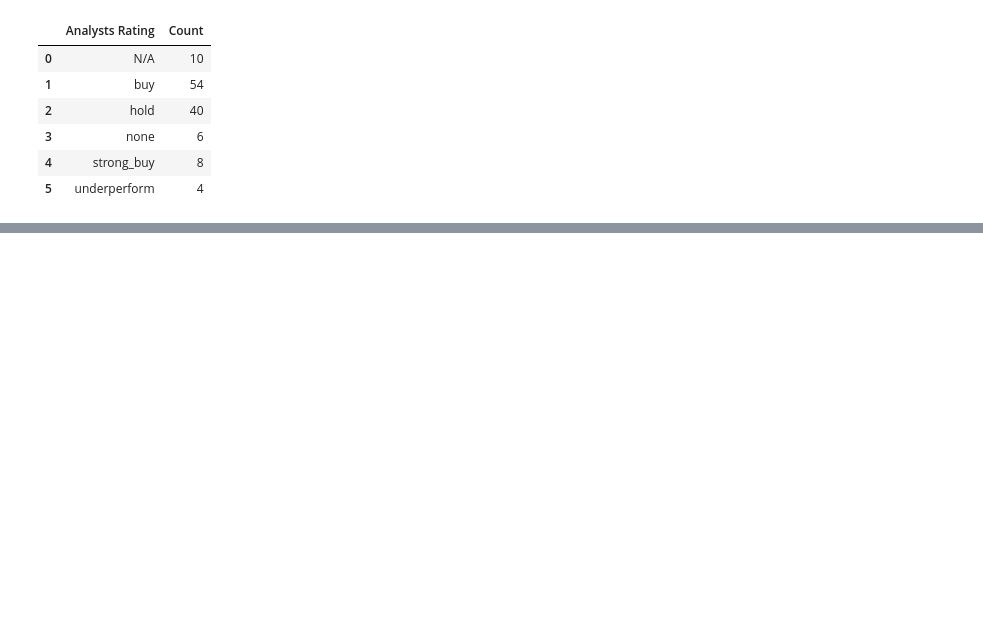
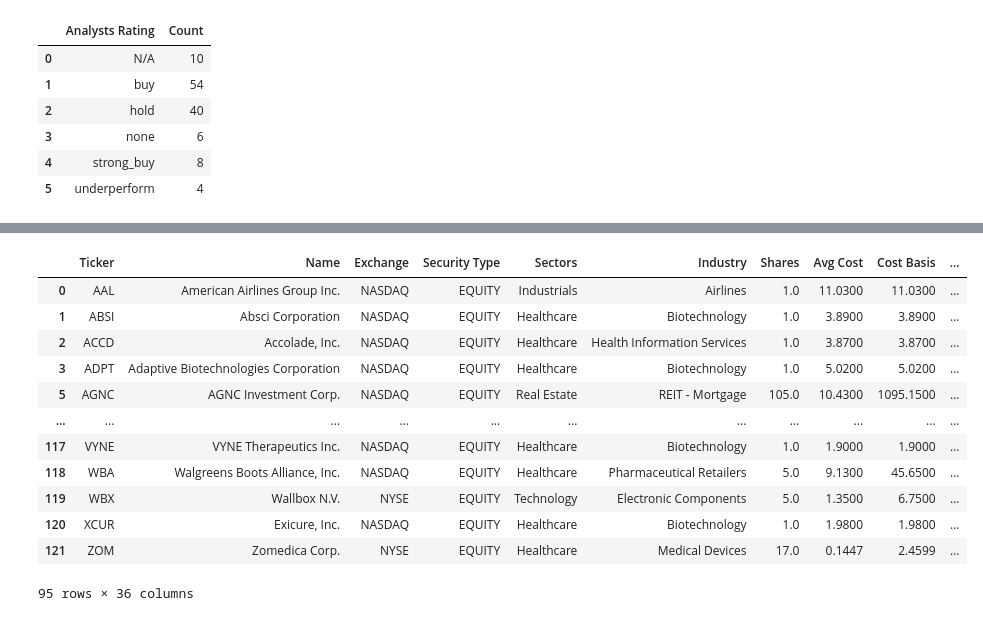
Before and after one commit to ademolaio/portfolio-tracker, a Jupyter notebook: portfolio-tracker.ipynb, the cells around one changed output, grey strips where cells are left out. Cells and saved outputs as stored; diff of their text form; code cells hidden in the pictures; blank space fills up the shorter version.

```diff
--- a/portfolio-tracker.ipynb
+++ b/portfolio-tracker.ipynb
@@ -83,0 +111,17 @@ grouped
+# %%
+df_filtered = df[df['Close Price'] <= 14.9900]
+df_filtered
+# %% [output]
+|  | Ticker | Name | Exchange | Security Type | Sectors | Industry | Shares | Avg Cost | Cost Basis | ... |
+| 0 | AAL | American Airlines Group Inc. | NASDAQ | EQUITY | Industrials | Airlines | 1.0 | 11.0300 | 11.0300 | ... |
+| 1 | ABSI | Absci Corporation | NASDAQ | EQUITY | Healthcare | Biotechnology | 1.0 | 3.8900 | 3.8900 | ... |
+| 2 | ACCD | Accolade, Inc. | NASDAQ | EQUITY | Healthcare | Health Information Services | 1.0 | 3.8700 | 3.8700 | ... |
+| 3 | ADPT | Adaptive Biotechnologies Corporation | NASDAQ | EQUITY | Healthcare | Biotechnology | 1.0 | 5.0200 | 5.0200 | ... |
+| 5 | AGNC | AGNC Investment Corp. | NASDAQ | EQUITY | Real Estate | REIT - Mortgage | 105.0 | 10.4300 | 1095.1500 | ... |
+| ... | ... | ... | ... | ... | ... | ... | ... | ... | ... | ... |
+| 117 | VYNE | VYNE Therapeutics Inc. | NASDAQ | EQUITY | Healthcare | Biotechnology | 1.0 | 1.9000 | 1.9000 | ... |
+| 118 | WBA | Walgreens Boots Alliance, Inc. | NASDAQ | EQUITY | Healthcare | Pharmaceutical Retailers | 5.0 | 9.1300 | 45.6500 | ... |
+| 119 | WBX | Wallbox N.V. | NYSE | EQUITY | Technology | Electronic Components | 5.0 | 1.3500 | 6.7500 | ... |
+| 120 | XCUR | Exicure, Inc. | NASDAQ | EQUITY | Healthcare | Biotechnology | 1.0 | 1.9800 | 1.9800 | ... |
+| 121 | ZOM | Zomedica Corp. | NYSE | EQUITY | Healthcare | Medical Devices | 17.0 | 0.1447 | 2.4599 | ... |
+95 rows × 36 columns
```
Also changed, not shown: parts of 7 cells of this notebook, 5 other files.
